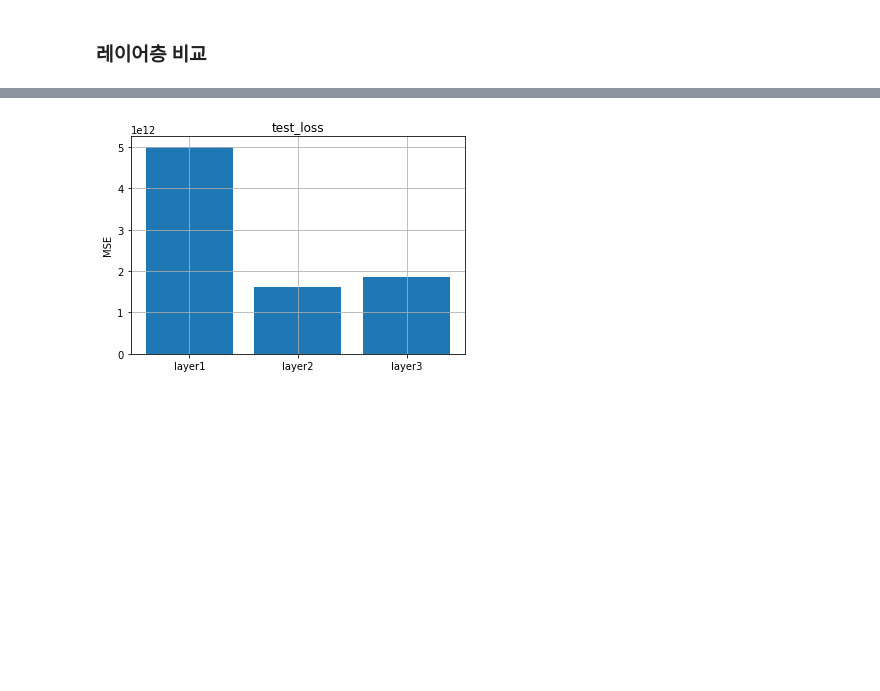
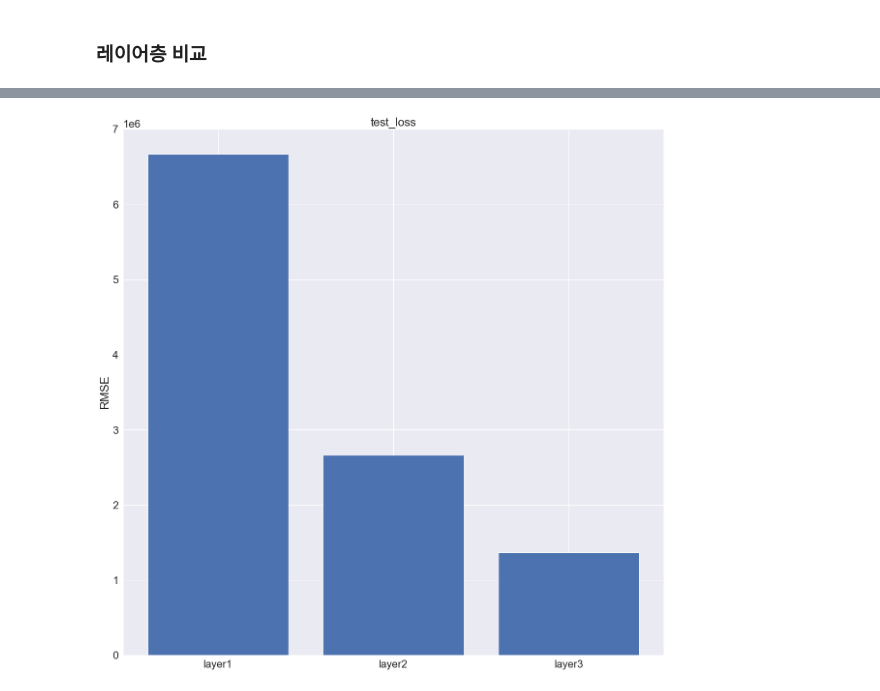
Before and after one commit to querkowe/fifa-pay-prediction, a Jupyter notebook: 03_work_code/ukseongchoi/DL.ipynb, the cells around one changed output, grey strips where cells are left out. Drawn from its saved outputs; the diff is of its cells as text; code cells hidden in the pictures; blank space fills up the shorter version.

```diff
--- a/03_work_code/ukseongchoi/DL.ipynb
+++ b/03_work_code/ukseongchoi/DL.ipynb
@@ -252,12 +255,15 @@ for i in range(8):
     combination_result.append(result[i][0])
 # %%
 # 시각화
+
+sns.set(font_scale=2, rc={'figure.figsize':(20, 20)})
+
 combination_len = range(len(combination_result))
 
 plt.title('epoch == 1000')
 plt.bar(combination_len,combination_result)
 
-plt.grid()
+
 plt.xlabel('selet feture index')
 plt.ylabel('MSE')
 plt.show()
@@ -266,6 +272,7 @@ plt.show()
 # %% [markdown]
 ### 모델 기본값 찾기(batch nomalization, drop out)
 # %%
+y_train = train['value']
 x_train = pd_list[0] # 인덱스 선택 가능
 
 try:
@@ -286,9 +293,6 @@ model_1 = models.Sequential(name='model_1')
 
 
 model_1.add(layers.Dense(input_dim=input_dim_num, units=input_dim_num*2, activation='relu',
-                       kernel_initializer = initializers.he_uniform()))
-
-model_1.add(layers.Dense(units=input_dim_num*2, activation='relu',
                        kernel_initializer = initializers.he_uniform()))
 
 model_1.add(layers.Dense(units=1, activation=None))
@@ -353,8 +355,6 @@ model_2.add(layers.Dense(input_dim=input_dim_num, units=input_dim_num*2, activat
 model_2.add(layers.Dense(units=input_dim_num*2, activation='relu',
                        kernel_initializer = initializers.he_uniform()))
 
-model_2.add(layers.Dense(units=input_dim_num*2, activation='relu',
-                       kernel_initializer = initializers.he_uniform()))
 
 model_2.add(layers.Dense(units=1, activation=None))
 
@@ -506,16 +504,15 @@ plt.show()
 # %%
-len_result = ['layer1','layer2','layer3']
-list_result= [result_model_1[0], result_model_2[0],result_model_3[0]]
+result_models = ['layer1','layer2','layer3' ]
+list_result= [np.sqrt(result_model_1[0]), np.sqrt(result_model_2[0]),np.sqrt(result_model_3[0])]
 
 plt.title('test_loss')
-plt.bar(len_result,list_result)
+plt.bar(result_models,list_result)
 
-plt.grid()
 plt.xlabel('')
-plt.ylabel('MSE')
+plt.ylabel('RMSE')
 plt.show()
 # %% [output]
-[figure, old version]
+[figure, new version]
 # %%
 #Sequential
 model_origin = models.Sequential(name='model_origin')
```
Also changed, not shown: parts of 22 cells of this notebook, 1 other file.
